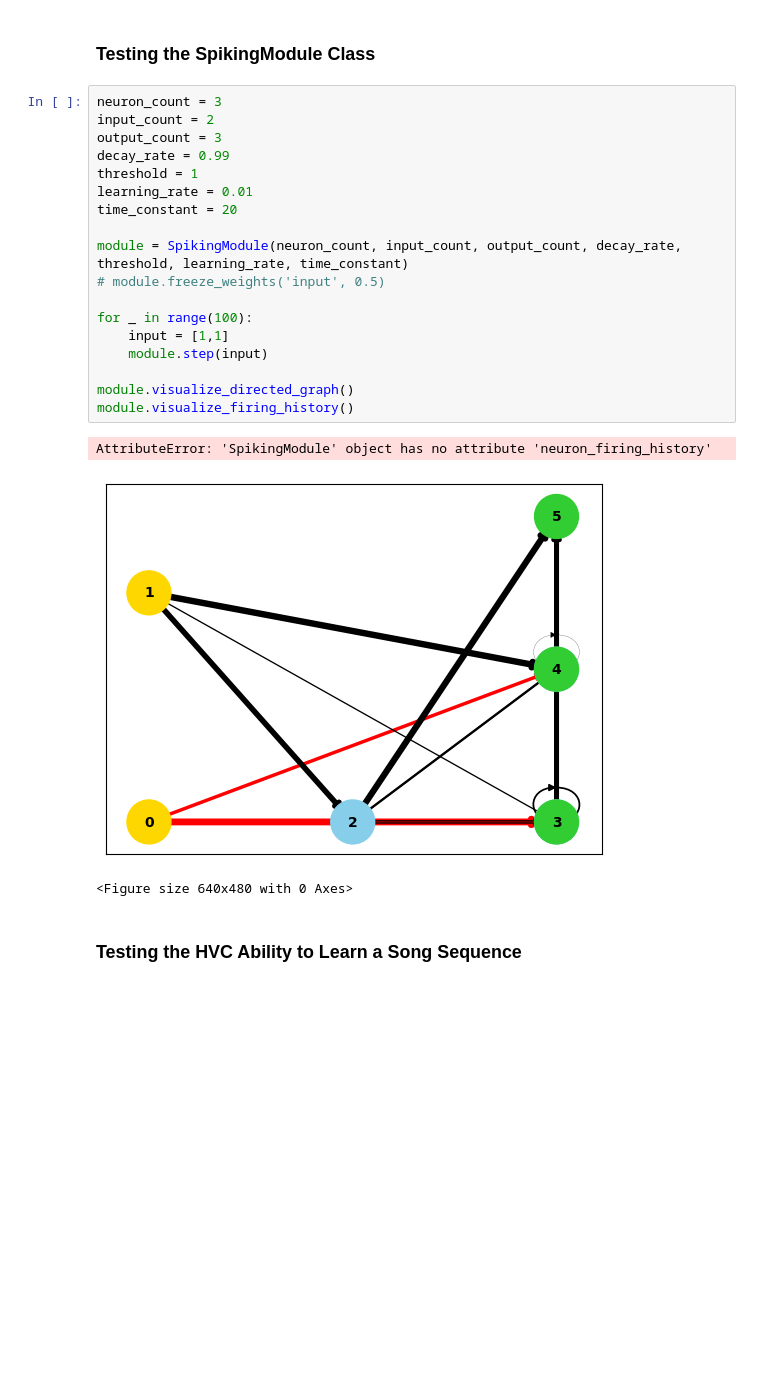
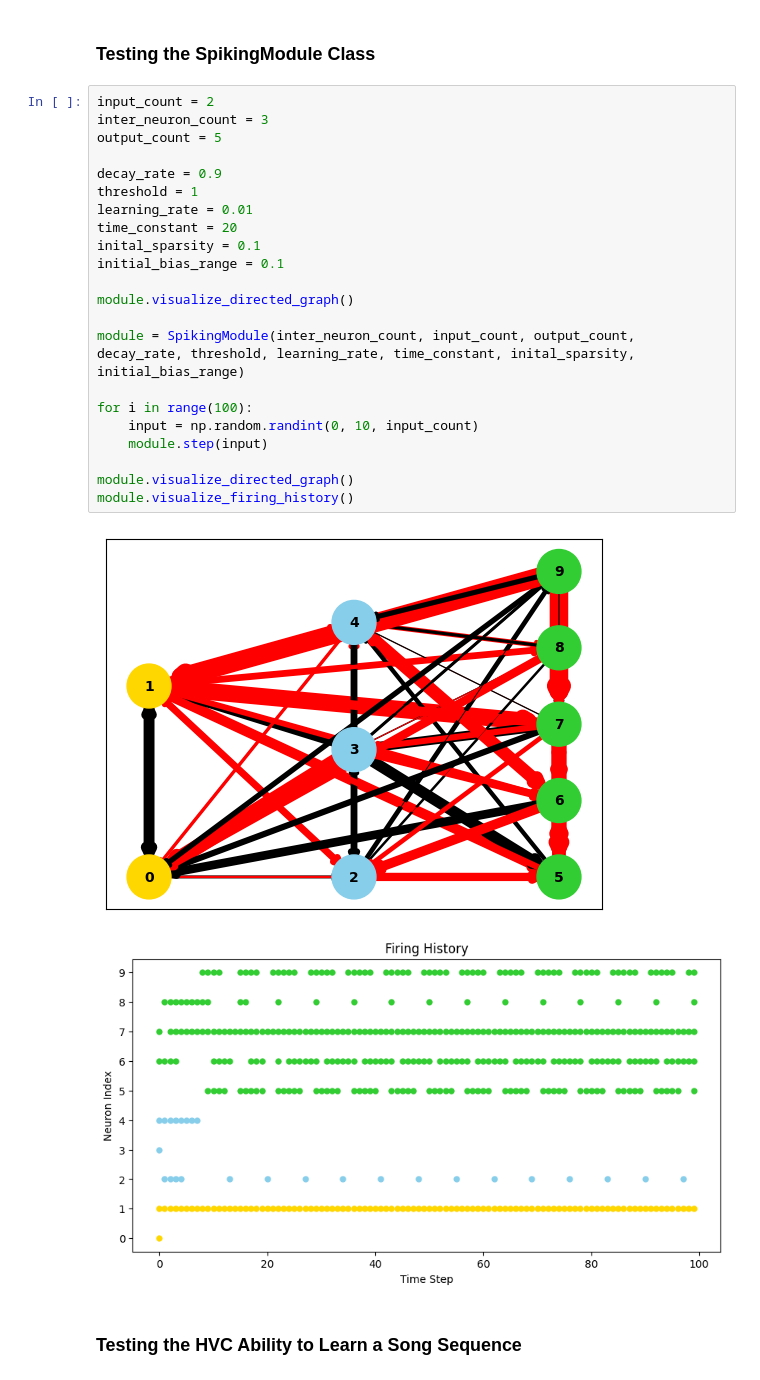
Before and after one commit to georgevenven/Spikey_Neurons, a Jupyter notebook: model.ipynb, the cells around one changed output. Cells and saved outputs as stored; diff of their text form; blank space fills up the shorter version.

```diff
--- a/model.ipynb
+++ b/model.ipynb
@@ -264,27 +317,30 @@ class SpikingModule():
 # %% [markdown]
 ### Testing the SpikingModule Class
 # %%
-neuron_count = 3
 input_count = 2
-output_count = 3
-decay_rate = 0.99
+inter_neuron_count = 3
+output_count = 5
+
+decay_rate = 0.9
 threshold = 1
 learning_rate = 0.01
 time_constant = 20
+inital_sparsity = 0.1
+initial_bias_range = 0.1
 
-module = SpikingModule(neuron_count, input_count, output_count, decay_rate, threshold, learning_rate, time_constant)
-# module.freeze_weights('input', 0.5)
+module.visualize_directed_graph()
 
-for _ in range(100):
-    input = [1,1]
+module = SpikingModule(inter_neuron_count, input_count, output_count, decay_rate, threshold, learning_rate, time_constant, inital_sparsity, initial_bias_range)
+
+for i in range(100):
+    input = np.random.randint(0, 10, input_count)
     module.step(input)
 
 module.visualize_directed_graph()
 module.visualize_firing_history()
 # %% [output]
-AttributeError: 'SpikingModule' object has no attribute 'neuron_firing_history'
-[figure, old version]
+[figure, new version]
-<Figure size 640x480 with 0 Axes>
+[figure, added]
 # %% [markdown]
 ### Testing the HVC Ability to Learn a Song Sequence
 # %%
```
Also changed, not shown: parts of 4 cells of this notebook.
